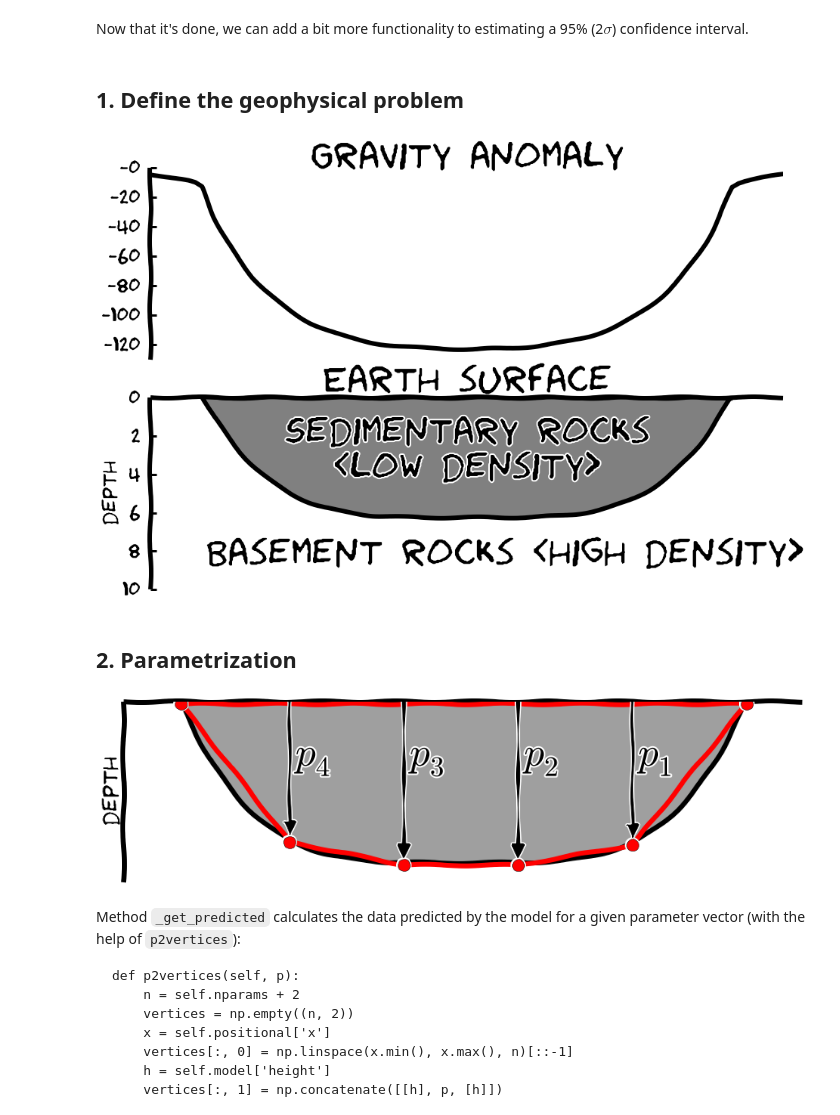
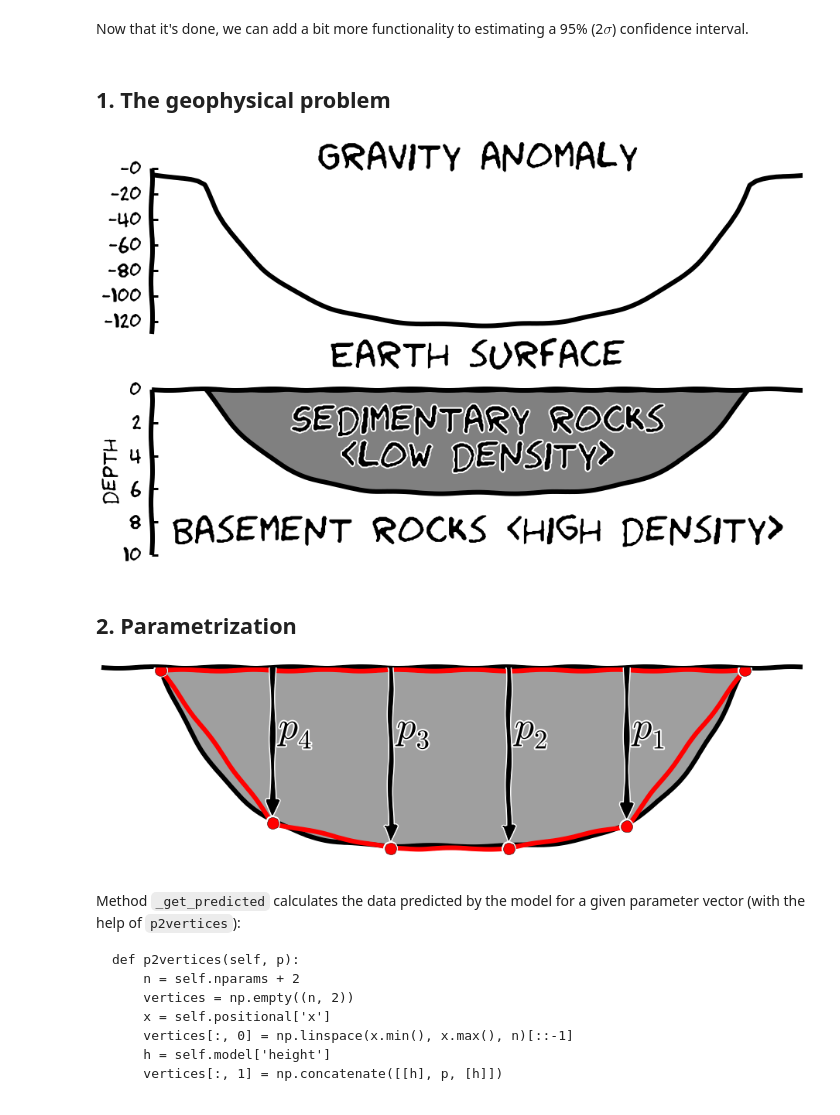
Before and after one commit to leouieda/scipy2014, a Jupyter notebook: gravity_inversion.ipynb, the cells around one changed output. Drawn from its saved outputs; the diff is of its cells as text; code cells hidden in the pictures.

Commit message:
Better plot layouts
Made better use of space and removed unnecessary axis

```diff
--- a/gravity_inversion.ipynb
+++ b/gravity_inversion.ipynb
@@ -61,7 +61,7 @@ def confidence(obj):
                             obj.p2vertices(obj.p_ + 2*std)[1:-1][::-1]])
     return Polygon(verts)
 # %% [markdown]
-## 1. Define the geophysical problem
+## 1. The geophysical problem
 # %%
 %matplotlib inline
 # %%
@@ -83,55 +83,57 @@ markersize = 15
 savefigrc = {'transparent': True}
 # %%
 with mpl.xkcd():
-    fig = mpl.figure(figsize=(15, 10))
+    fig = mpl.figure(figsize=(13, 8))
     ax = fig.add_subplot(2, 1, 1)
     mpl.plot(x_sketch, talwani.gz(x_sketch, -100*np.ones_like(x_sketch), [sketch]), '-k', linewidth=linewidth)
     mpl.title('Gravity anomaly', fontsize=fontsize)
     mpl.xlabel("Earth surface", fontsize=fontsize)
     mpl.ylim(-130, 0)
     mpl.xlim(x_sketch.min(), x_sketch.max())
     ax.set_yticklabels(['-%.0f' % (abs(i)) for i in ax.get_yticks()])
     ax.set_xticklabels([''])
     ax.set_xticks([])
     ax.spines['top'].set_visible(False)
     ax.spines['right'].set_visible(False)
     ax.spines['bottom'].set_visible(False)
     ax.spines['left'].set_linewidth(linewidth)
     ax.yaxis.set_ticks_position('left')
     ax.tick_params(labelsize=labelsize, pad=tickpad)
 
     ax = fig.add_subplot(2, 1, 2)
     mpl.polygon(sketch, fill='grey', linewidth=linewidth)
-    mpl.text(50000, 4000, 'Sedimentary rocks\n<low density>', fontsize=fontsize, horizontalalignment='center')
-    mpl.text(500, 8500, 'Basement rocks <high density>', fontsize=fontsize)
+    mpl.text(50000, 4500, 'Sedimentary rocks\n<low density>', fontsize=fontsize, horizontalalignment='center')
+    mpl.text(50000, 9000, 'Basement rocks <high density>', fontsize=fontsize, horizontalalignment='center')
     mpl.ylim(0, 10000)
     mpl.xlim(x_sketch.min(), x_sketch.max())
     mpl.m2km()
     ax.invert_yaxis()
     ax.spines['bottom'].set_visible(False)
     ax.spines['right'].set_visible(False)
     ax.spines['left'].set_linewidth(linewidth)
     ax.spines['top'].set_linewidth(linewidth)
     ax.yaxis.set_ticks_position('left')
     ax.set_xticks([])
     ax.tick_params(labelsize=labelsize, pad=tickpad)
     mpl.ylabel('depth', fontsize=labelsize)
+
+    mpl.tight_layout()
     fig.savefig('sketch.png', **savefigrc)
 # %% [output]
-[figure, old version]
+[figure, new version]
 # %% [markdown]
 ## 2. Parametrization
 # %%
 params_sketch = np.concatenate([verts_sketch[::20], [verts_sketch[-1]]]) + 100
 # %%
 with mpl.xkcd():
-    mpl.figure(figsize=(15, 4))
+    mpl.figure(figsize=(13, 4))
     mpl.polygon(sketch, fill='grey', alpha=0.5, linewidth=linewidth)
     lines = mpl.polygon(Polygon(params_sketch), 'o-r', linewidth=linewidth)
     lines.set_markersize(markersize)
     for i, v in enumerate(params_sketch[1:-1]):
         xc, zc = v
-        mpl.arrow(xc, 0, 0, zc - 300, color='k', width=50*linewidth, head_length=500, head_width=2000,
+        mpl.arrow(xc, 0, 0, zc - 300, color='k', width=100*linewidth, head_length=500, head_width=2000,
                   length_includes_head=True, zorder=10)
         mpl.text(xc + 1000, 2500, r'$p_%d$' % (i + 1), fontsize=fontsize)
     mpl.ylim(0, 7000)
@@ -141,17 +143,17 @@ with mpl.xkcd():
     ax.invert_yaxis()
     ax.spines['bottom'].set_visible(False)
     ax.spines['right'].set_visible(False)
-    ax.spines['left'].set_linewidth(linewidth)
+    ax.spines['left'].set_visible(False)
     ax.spines['top'].set_linewidth(linewidth)
     ax.spines['top'].zorder = 0
     ax.yaxis.set_ticks_position('left')
     ax.set_xticks([])
     ax.set_yticks([])
     ax.tick_params(labelsize=fontsize, pad=tickpad)
-    mpl.ylabel('depth', fontsize=labelsize)
+    mpl.tight_layout()
     mpl.savefig('parametrization.png', **savefigrc)
 # %% [output]
-[figure, old version]
+[figure, new version]
 # %% [markdown]
 Method `_get_predicted` calculates the data predicted by the model for a given parameter vector (with the help of `p2vertices`):
 
```
Also changed, not shown: parts of 8 cells of this notebook, 14 other files.
